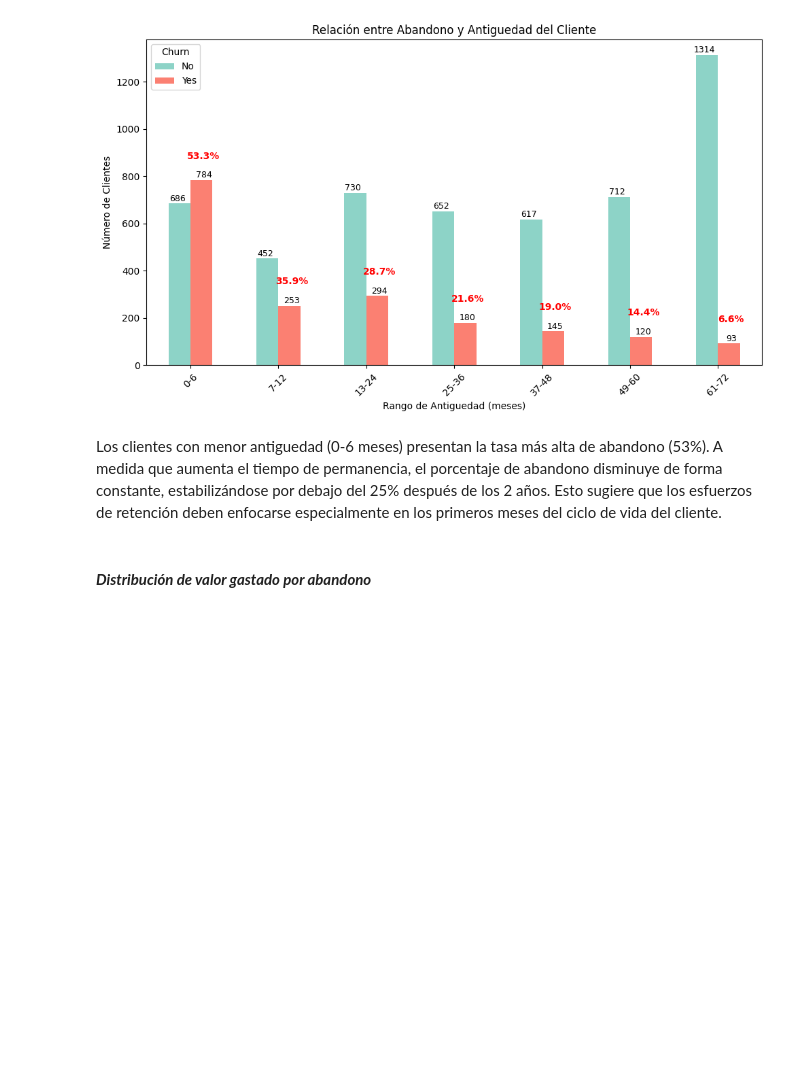
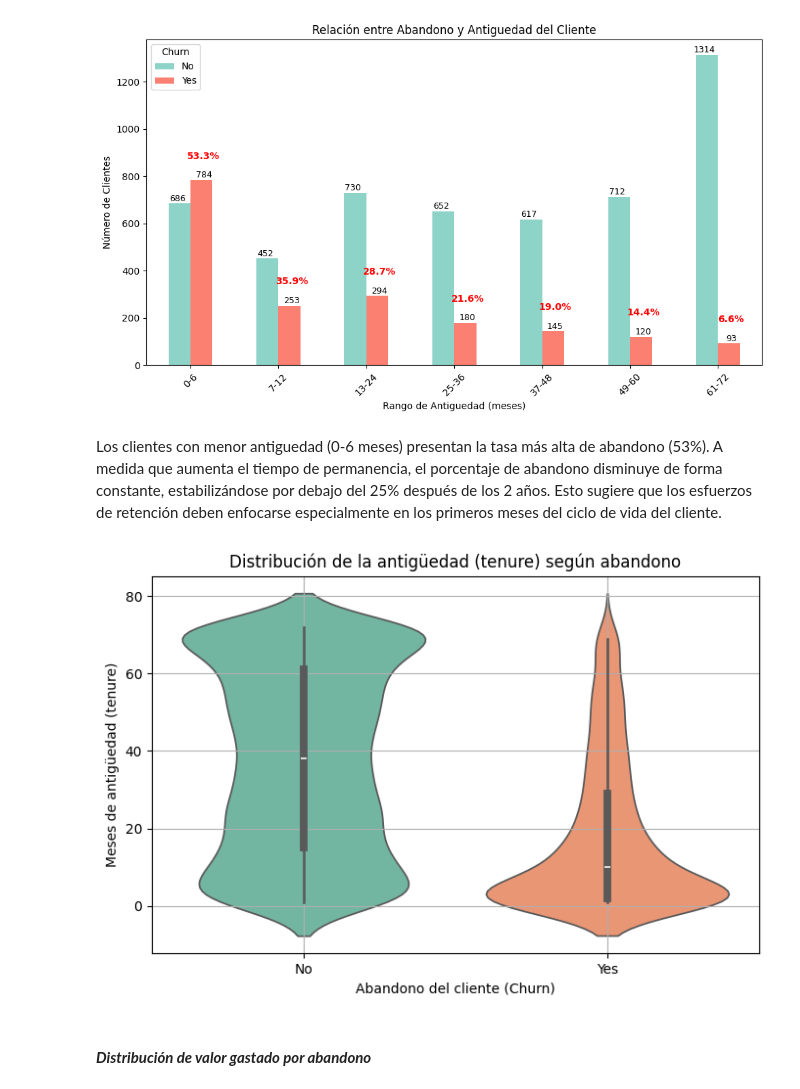
Before and after one commit to JonathanPuertaG/Challenge2-TelecomX, a Jupyter notebook: Challenge_Telecom_X.ipynb, the cells around one changed output. Drawn from its saved outputs; the diff is of its cells as text; code cells hidden in the pictures; blank space fills up the shorter version.

```diff
--- a/Challenge_Telecom_X.ipynb
+++ b/Challenge_Telecom_X.ipynb
@@ -408,6 +408,17 @@ graficar_abandono('rango_tenure', 'Relación entre Abandono y Antiguedad del Cli
 # %% [markdown]
 
 Los clientes con menor antiguedad (0-6 meses) presentan la tasa más alta de abandono (53%). A medida que aumenta el tiempo de permanencia, el porcentaje de abandono disminuye de forma constante, estabilizándose por debajo del 25% después de los 2 años. Esto sugiere que los esfuerzos de retención deben enfocarse especialmente en los primeros meses del ciclo de vida del cliente.
+# %%
+plt.figure(figsize=(8, 5))
+sns.violinplot(data=df_final, x='Churn', y='tenure', hue='Churn', palette='Set2', legend=False)
+
+plt.title('Distribución de la antigüedad (tenure) según abandono')
+plt.xlabel('Abandono del cliente (Churn)')
+plt.ylabel('Meses de antigüedad (tenure)')
+plt.grid(True)
+plt.show()
+# %% [output]
+[figure, added]
 # %% [markdown]
 #### ***Distribución de valor gastado por abandono***
 # %%
```
Also changed, not shown: parts of 1 cell of this notebook.
